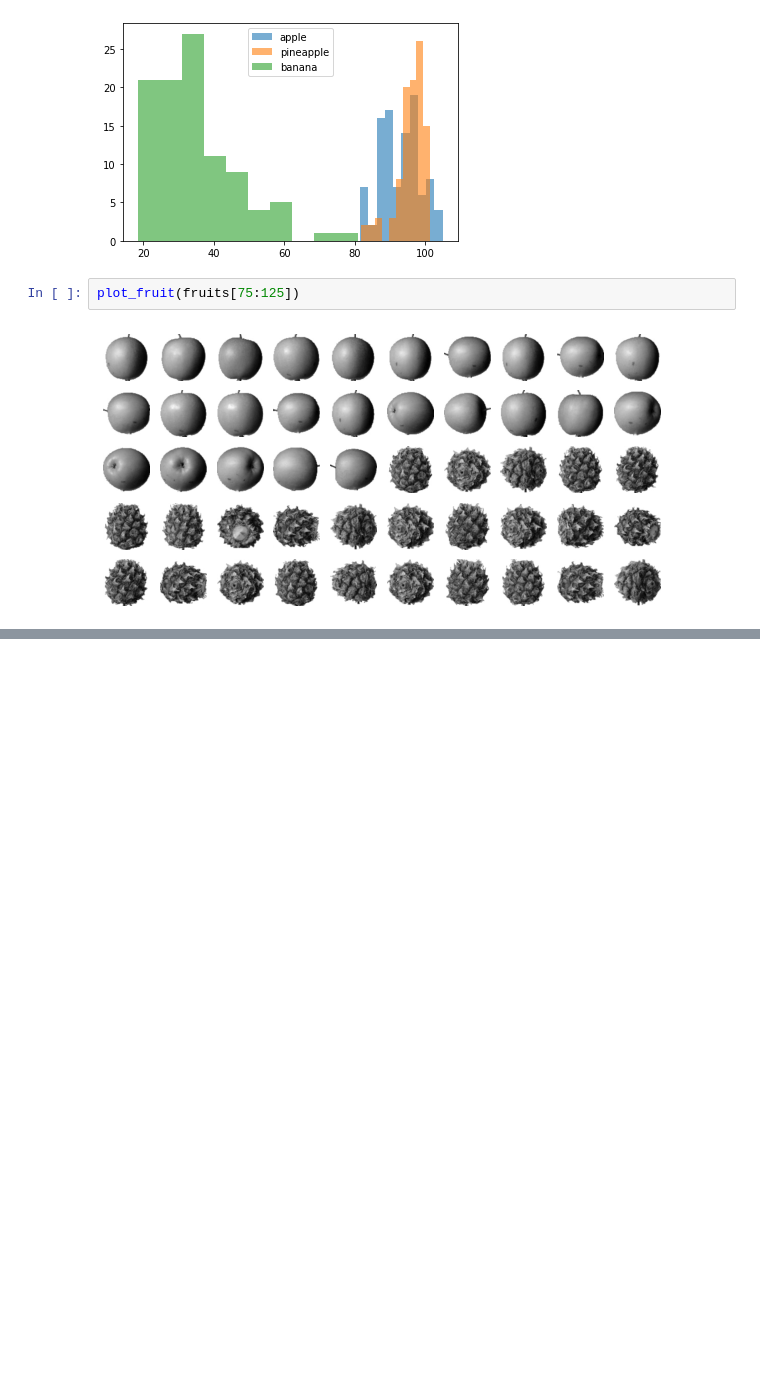
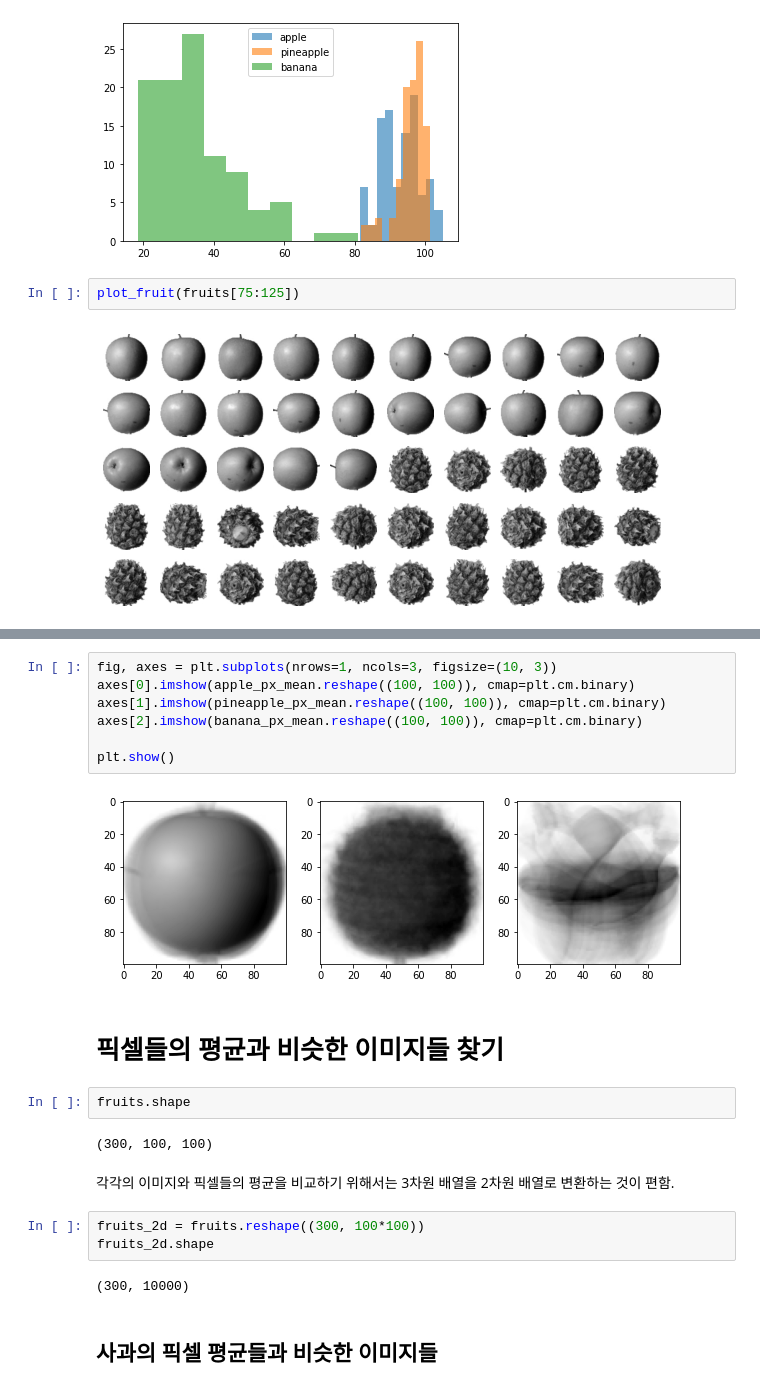
Before and after one commit to JakeOh/202011_itw_bd21, a Jupyter notebook: lab_ml/ml13_cluster.ipynb, the cells around one changed output, grey strips where cells are left out. Drawn from its saved outputs; the diff is of its cells as text; blank space fills up the shorter version.

```diff
--- a/lab_ml/ml13_cluster.ipynb
+++ b/lab_ml/ml13_cluster.ipynb
@@ -148,0 +191,24 @@ plot_fruit(fruits[75:125])
+# %%
+fig, axes = plt.subplots(nrows=1, ncols=3, figsize=(10, 3))
+axes[0].imshow(apple_px_mean.reshape((100, 100)), cmap=plt.cm.binary)
+axes[1].imshow(pineapple_px_mean.reshape((100, 100)), cmap=plt.cm.binary)
+axes[2].imshow(banana_px_mean.reshape((100, 100)), cmap=plt.cm.binary)
+
+plt.show()
+# %% [output]
+[figure, added]
+# %% [markdown]
+# 픽셀들의 평균과 비슷한 이미지들 찾기
+# %%
+fruits.shape
+# %% [output]
+(300, 100, 100)
+# %% [markdown]
+각각의 이미지와 픽셀들의 평균을 비교하기 위해서는 3차원 배열을 2차원 배열로 변환하는 것이 편함.
+# %%
+fruits_2d = fruits.reshape((300, 100*100))
+fruits_2d.shape
+# %% [output]
+(300, 10000)
+# %% [markdown]
+## 사과의 픽셀 평균들과 비슷한 이미지들
```
Also changed, not shown: parts of 13 cells of this notebook.
